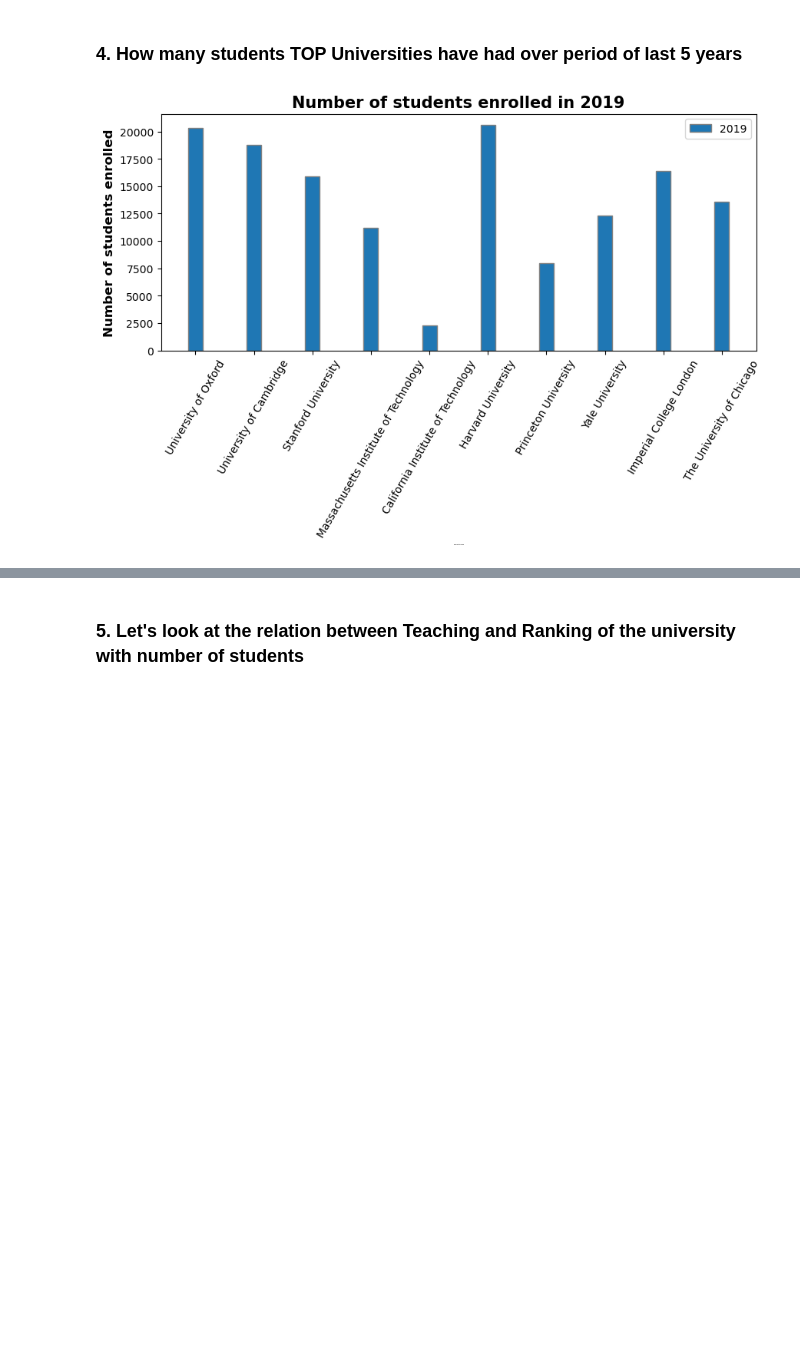
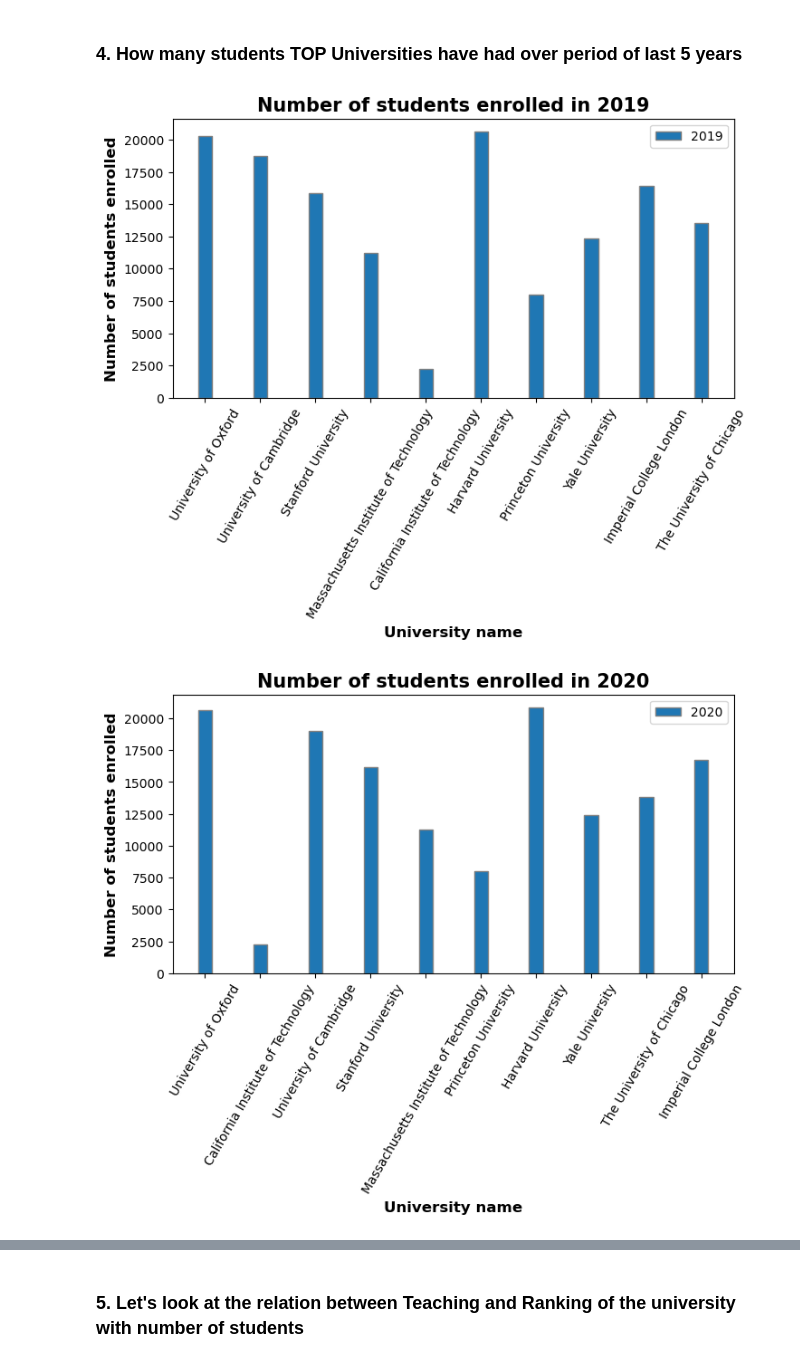
Before and after one commit to avikumart/AngleHack-Monthly-Code-Challange---Data-Viz, a Jupyter notebook: world-university-rankings-data-viz.ipynb, the cells around one changed output, grey strips where cells are left out. Drawn from its saved outputs; the diff is of its cells as text; code cells hidden in the pictures; blank space fills up the shorter version.

Commit message:
Kaggle Notebook | World University Rankings Data Viz | Version 6

```diff
--- a/world-university-rankings-data-viz.ipynb
+++ b/world-university-rankings-data-viz.ipynb
@@ -268,24 +139,41 @@ plt.show()
 # %%
 def students_count(df, year):
     studentdf = df[['name','stats_number_students']][:10]
     studentdf["year"] = year
     studentdf['stats_number_students'] = studentdf['stats_number_students'].str.replace(',','').astype("int64")
     return studentdf
 
 student19 = students_count(df19, 2019)
 student20 = students_count(df20, 2020)
 student21 = students_count(df21, 2021)
 student22 = students_count(df22, 2022)
 student23 = students_count(df23, 2023)
 
 # plot the figure
-plt.figure(figsize=(10,4))
-plt.bar(x=student19['name'], height=student19['stats_number_students'], width=0.25, edgecolor='grey', label=2019)
-plt.xlabel('University name', fontweight ='bold', fontsize = 1)
-plt.ylabel('Number of students enrolled', fontweight ='bold', fontsize = 12)
-plt.xticks(rotation=60)
-plt.legend()
-plt.title("Number of students enrolled in 2019",fontweight ='bold', fontsize = 15)
-plt.show()
+def students_plot(df, year):
+    """ A function to plot the students count by top10 universities.
+
+    args:
+    df = input dataframe
+    year = year of the analysis
+
+    returns:
+    matplotlib pyplot chart
+    """
+    plt.figure(figsize=(8,4))
+    plt.bar(x=df['name'], height=df['stats_number_students'], width=0.25, edgecolor='grey', label=year)
+    plt.xlabel('University name', fontweight ='bold', fontsize = 12)
+    plt.ylabel('Number of students enrolled', fontweight ='bold', fontsize = 12)
+    plt.xticks(rotation=60)
+    plt.legend()
+    plt.title(f"Number of students enrolled in {year}",fontweight ='bold', fontsize = 15)
+    plt.show()
+
+students_plot(student19, 2019)
+students_plot(student20, 2020)
+students_plot(student21, 2021)
+students_plot(student22, 2022)
+students_plot(student23, 2023)
 # %% [output]
-[figure, old version]
+[figure, new version]
+[figure, added]
```
Also changed, not shown: parts of 20 cells of this notebook.
